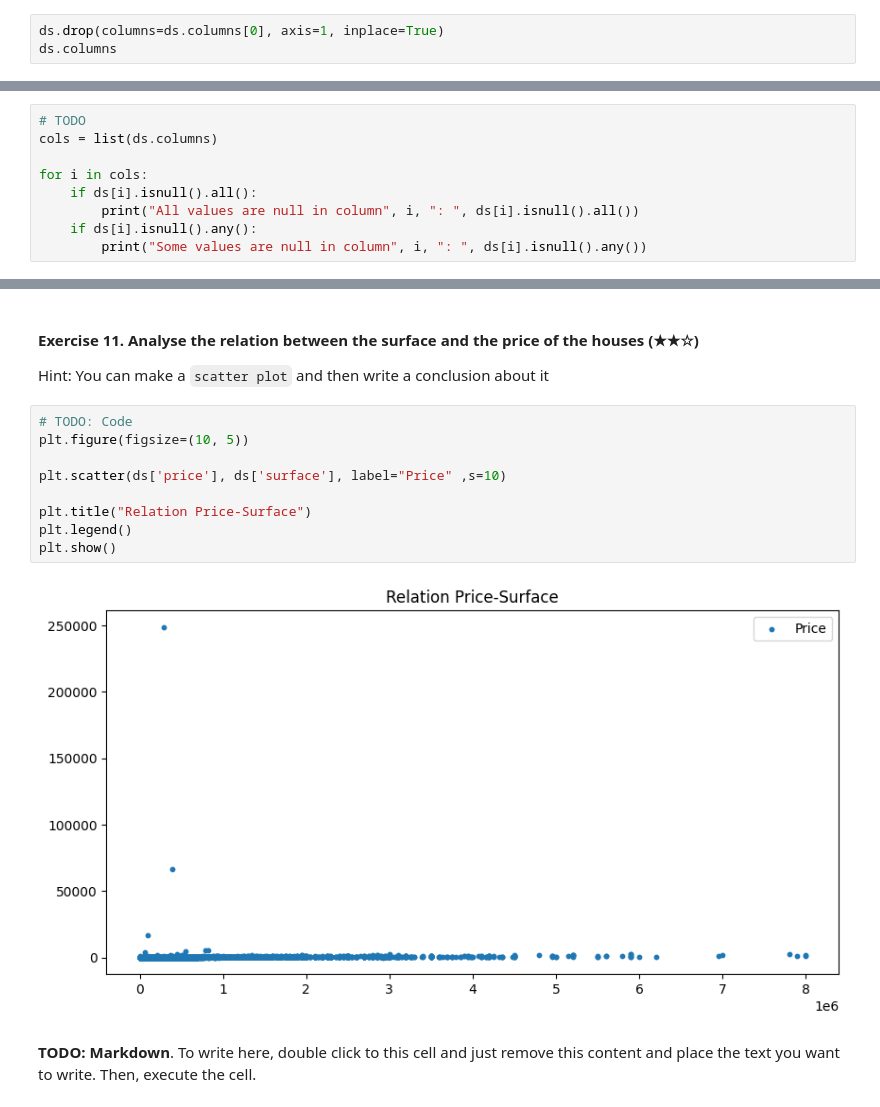
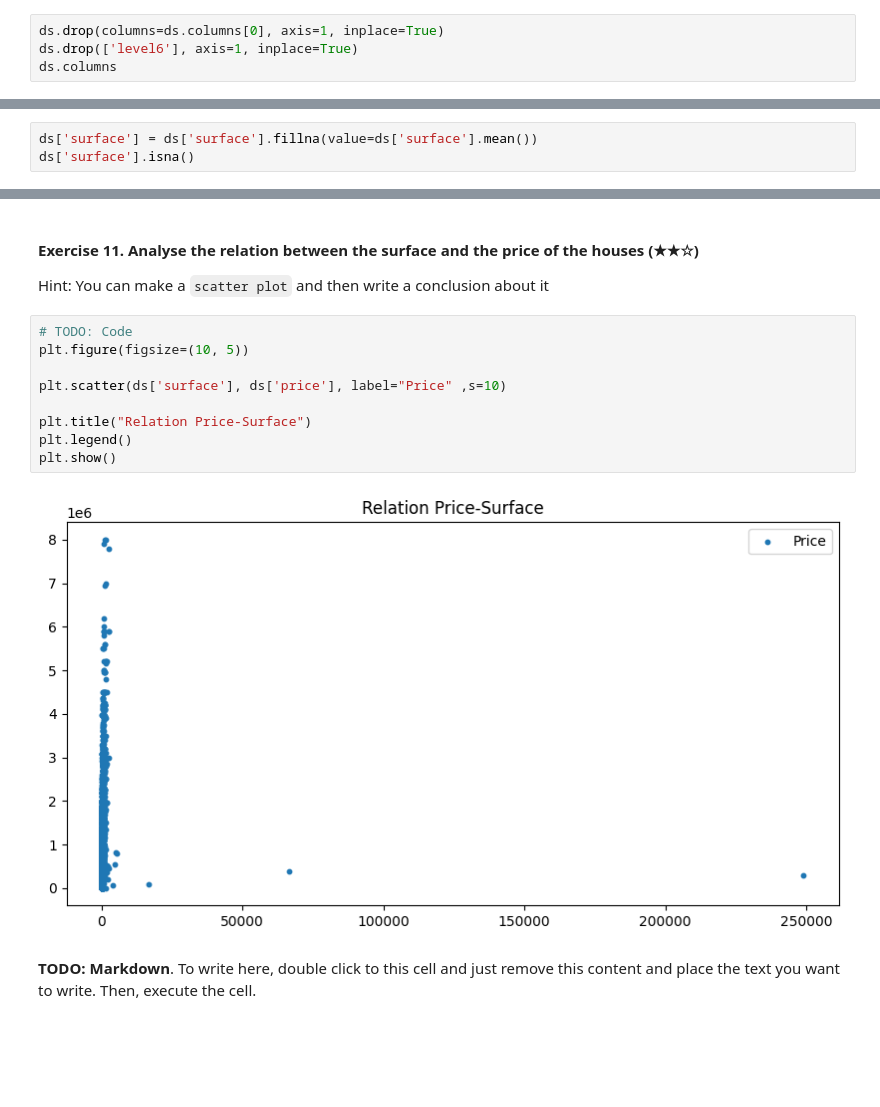
Before and after one commit to Diegomca98/realestate-datacleanup-exercise, a Jupyter notebook: project.ipynb, the cells around one changed output, grey strips where cells are left out. Saved outputs shown, nothing was run; the diff lists cells and outputs as text; blank space fills up the shorter version.

```diff
--- a/project.ipynb
+++ b/project.ipynb
@@ -34,6 +34,7 @@ ds
 15335 rows × 37 columns
 # %%
 ds.drop(columns=ds.columns[0], axis=1, inplace=True)
+ds.drop(['level6'], axis=1, inplace=True)
 ds.columns
 # %% [output]
 Index(['id_realEstates', 'isNew', 'realEstate_name', 'phone_realEstate',
@@ -112,12 +126,3 @@ populations
 #### Exercise 05. Does the dataset contain NAs? (★☆☆)
 
 Print a boolean value (`true` or `fase`) followed by the rows/cols that contains NAs.
-# %%
-# TODO
-cols = list(ds.columns)
-
-for i in cols:
-    if ds[i].isnull().all():
-        print("All values are null in column", i, ": ", ds[i].isnull().all())
-    if ds[i].isnull().any():
-        print("Some values are null in column", i, ": ", ds[i].isnull().any())
@@ -138,0 +170,3 @@ Some values are null in column customZone :  True
+# %%
+ds['surface'] = ds['surface'].fillna(value=ds['surface'].mean())
+ds['surface'].isna()
@@ -212,14 +262,14 @@ Hint: You can make a `scatter plot` and then write a conclusion about it
 # %%
 # TODO: Code
 plt.figure(figsize=(10, 5))
 
-plt.scatter(ds['price'], ds['surface'], label="Price" ,s=10)
+plt.scatter(ds['surface'], ds['price'], label="Price" ,s=10)
 
 plt.title("Relation Price-Surface")
 plt.legend()
 plt.show()
 # %% [output]
-[figure, old version]
+[figure, new version]
 # %% [markdown]
 **TODO: Markdown**. To write here, double click to this cell and just remove this content and place the text you want to write. Then, execute the cell.
 # %% [markdown]
```
Also changed, not shown: parts of 12 cells of this notebook.
